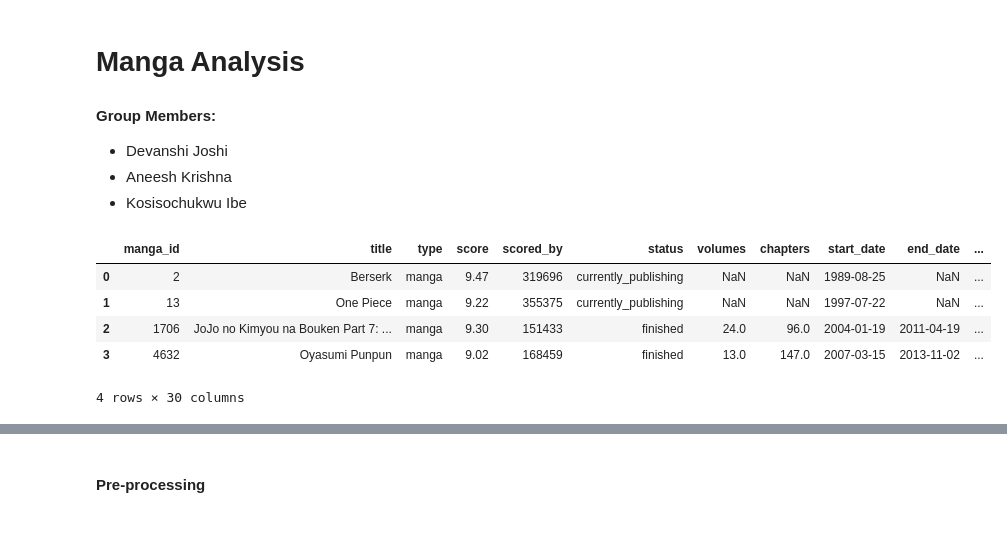
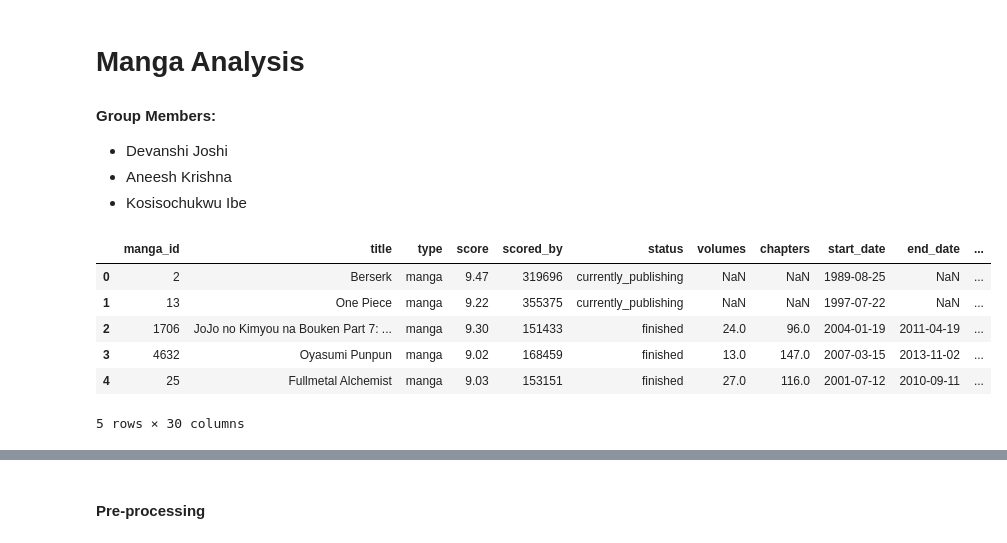
Before and after one commit to Anishx/MLBusinessProjects, a Jupyter notebook: 3/comics.ipynb, the cells around one changed output, grey strips where cells are left out. Saved outputs shown, nothing was run; the diff lists cells and outputs as text; code cells hidden in the pictures.

```diff
--- a/3/comics.ipynb
+++ b/3/comics.ipynb
@@ -14,11 +16,11 @@ import numpy as np
 # %%
-# Importing the dataset
 mangaCsv = pd.read_csv('mangaCsv.csv')
-mangaCsv.head(4)
+mangaCsv.head()
 # %% [output]
 |  | manga_id | title | type | score | scored_by | status | volumes | chapters | start_date | end_date | ... |
 | 0 | 2 | Berserk | manga | 9.47 | 319696 | currently_publishing | NaN | NaN | 1989-08-25 | NaN | ... |
 | 1 | 13 | One Piece | manga | 9.22 | 355375 | currently_publishing | NaN | NaN | 1997-07-22 | NaN | ... |
 | 2 | 1706 | JoJo no Kimyou na Bouken Part 7: ... | manga | 9.30 | 151433 | finished | 24.0 | 96.0 | 2004-01-19 | 2011-04-19 | ... |
 | 3 | 4632 | Oyasumi Punpun | manga | 9.02 | 168459 | finished | 13.0 | 147.0 | 2007-03-15 | 2013-11-02 | ... |
+| 4 | 25 | Fullmetal Alchemist | manga | 9.03 | 153151 | finished | 27.0 | 116.0 | 2001-07-12 | 2010-09-11 | ... |
-4 rows × 30 columns
+5 rows × 30 columns
```
Also changed, not shown: parts of 26 cells of this notebook, 2 other files.
